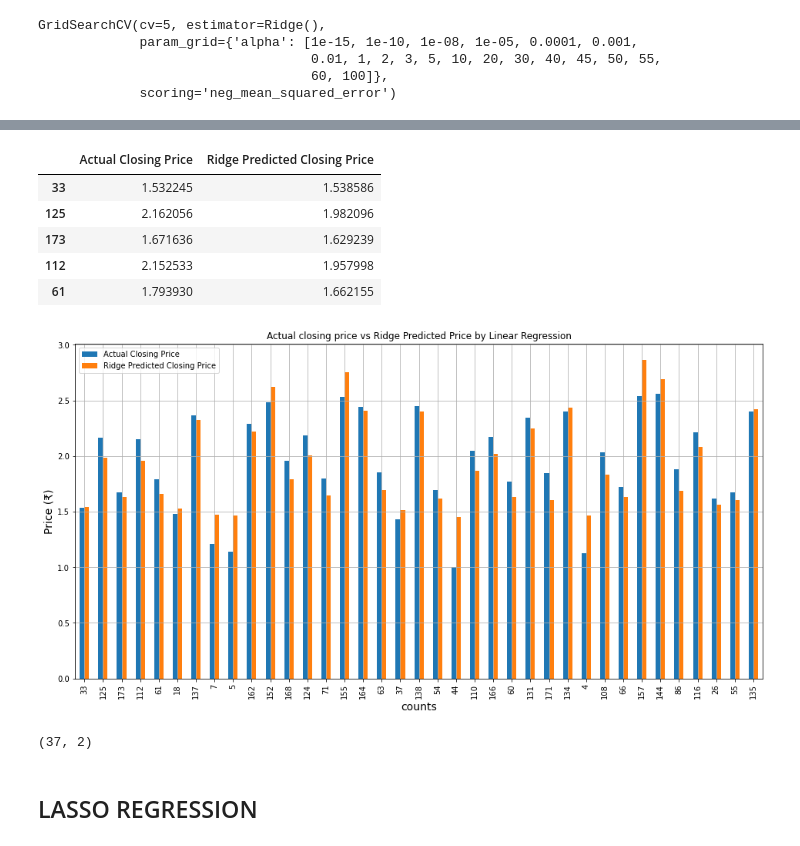
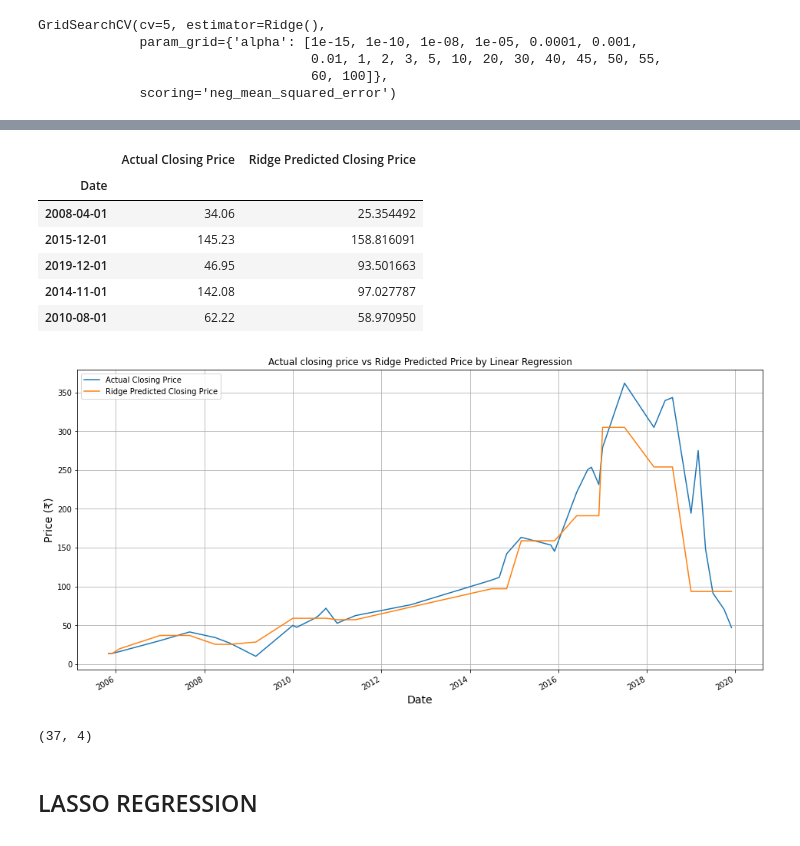
Before and after one commit to Zeeshan2012/Yes_Bank_Stock_Price_Project, a Jupyter notebook: Yes_Bank_Share_Price_Prediction.ipynb, the cells around one changed output, grey strips where cells are left out. Drawn from its saved outputs; the diff is of its cells as text; code cells hidden in the pictures.

```diff
--- a/Yes_Bank_Share_Price_Prediction.ipynb
+++ b/Yes_Bank_Share_Price_Prediction.ipynb
@@ -267,7 +310,7 @@ Requirement already satisfied: numpy<1.23.0,>=1.16.5 in /usr/local/lib/python3.7
 # %%
 #applying zscore to each values of independent variable
 from scipy.stats import zscore
-X = round(ind_var.apply(zscore),3)
+X = round(df[ind_features].apply(zscore),3)
 # %%
 X
 # %% [output]
@@ -309,7 +353,7 @@ y_test:  (37,)
 # %%
 #Creating DataFrames of test and train dataset
 train_df = pd.DataFrame(X_train,y_train)
-test_df = pd.DataFrame(y_test)
+test_df = pd.DataFrame(10**y_test)
 test_df.rename(columns = {'Close':'Actual Closing Price'},inplace = True)
 # %%
 #Applying Linear Regression
@@ -344,5 +391,5 @@ Printed values of Y:
 # %%
-test_df['Predicted Closing Price'] = y_pred
+test_df['Predicted Closing Price'] = 10**y_pred
 test_df.head(3)
 # %% [output]
 |  | Actual Closing Price | Predicted Closing Price |
@@ -439,26 +498,27 @@ Adjusted R2:  0.8144316245778142
 # %%
-test_df['Ridge Predicted Closing Price'] = y_pred_ridge
+test_df['Ridge Predicted Closing Price'] = 10**y_pred_ridge
 ridge_df = test_df.loc[:,['Actual Closing Price','Ridge Predicted Closing Price']]
 ridge_df.head(5)
 # %% [output]
 |  | Actual Closing Price | Ridge Predicted Closing Price |
-| 33 | 1.532245 | 1.538586 |
-| 125 | 2.162056 | 1.982096 |
-| 173 | 1.671636 | 1.629239 |
-| 112 | 2.152533 | 1.957998 |
-| 61 | 1.793930 | 1.662155 |
+| Date |  |  |
+| 2008-04-01 | 34.06 | 25.354492 |
+| 2015-12-01 | 145.23 | 158.816091 |
+| 2019-12-01 | 46.95 | 93.501663 |
+| 2014-11-01 | 142.08 | 97.027787 |
+| 2010-08-01 | 62.22 | 58.970950 |
 # %%
 #Graph between Actual Close price and Ridge Predicted Price
-ridge_df.tail(40).plot(kind='bar',figsize=(16,8))
+ridge_df.plot(figsize=(16,8))
 plt.grid(True)
-plt.xlabel('counts',fontsize = 14)
+plt.xlabel('Date',fontsize = 14)
 plt.ylabel('Price (₹)',fontsize = 14)
 plt.title('Actual closing price vs Ridge Predicted Price by Linear Regression')
 plt.show()
 test_df.shape
 # %% [output]
-[figure, old version]
+[figure, new version]
-(37, 2)
+(37, 4)
 # %% [markdown]
 ## LASSO REGRESSION
 # %%
```
Also changed, not shown: parts of 34 cells of this notebook.
